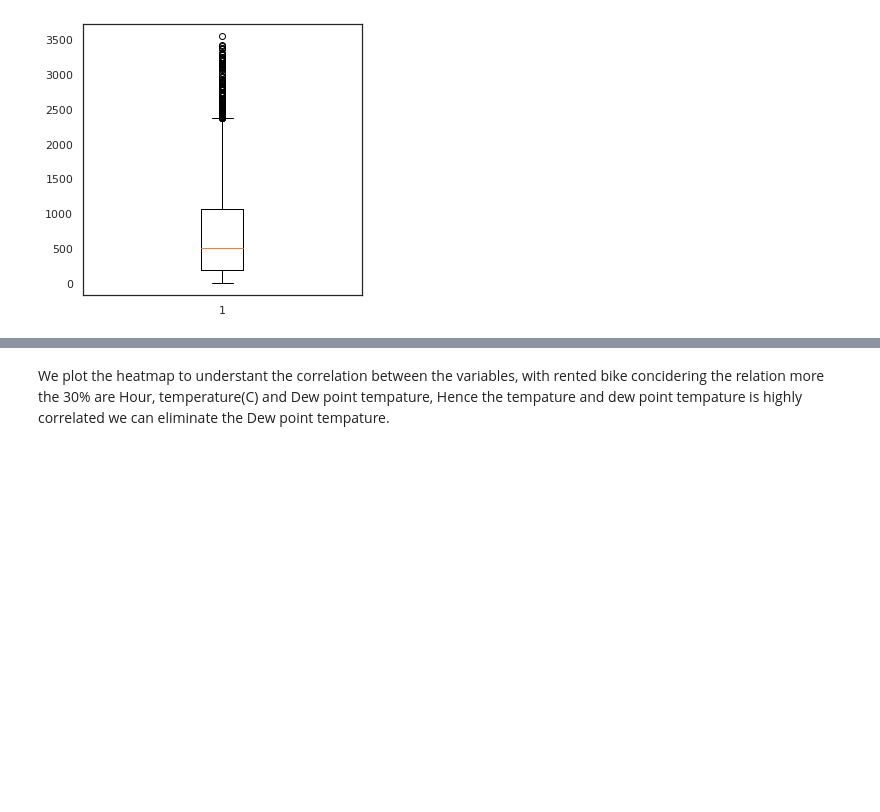
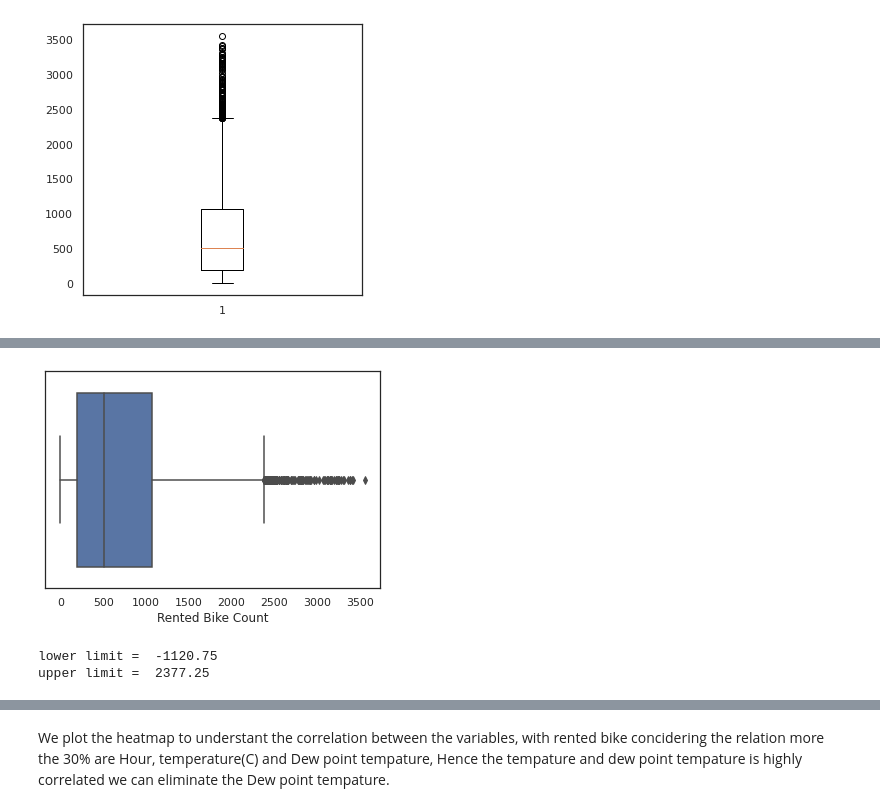
Before and after one commit to Rohith616/Linear-Regression-project, a Jupyter notebook: Linear_Regression_Project.ipynb, the cells around one changed output, grey strips where cells are left out. Saved outputs shown, nothing was run; the diff lists cells and outputs as text; code cells hidden in the pictures; blank space fills up the shorter version.

```diff
--- a/Linear_Regression_Project.ipynb
+++ b/Linear_Regression_Project.ipynb
@@ -133,0 +199,18 @@ plt.show()
+# %%
+sns.boxplot(data['Rented Bike Count'])
+plt.show()
+# %% [output]
+[figure, added]
+# %%
+# Removing the outliers
+o1=np.percentile(data['Rented Bike Count'],25,interpolation='midpoint')
+o2=np.percentile(data['Rented Bike Count'],50,interpolation='midpoint')
+o3=np.percentile(data['Rented Bike Count'],75,interpolation='midpoint')
+x=o3-o1
+low=o1-1.5*x
+high=o3+1.5*x
+print('lower limit = ',low)
+print('upper limit = ',high)
+# %% [output]
+lower limit =  -1120.75
+upper limit =  2377.25
```
Also changed, not shown: parts of 33 cells of this notebook.
